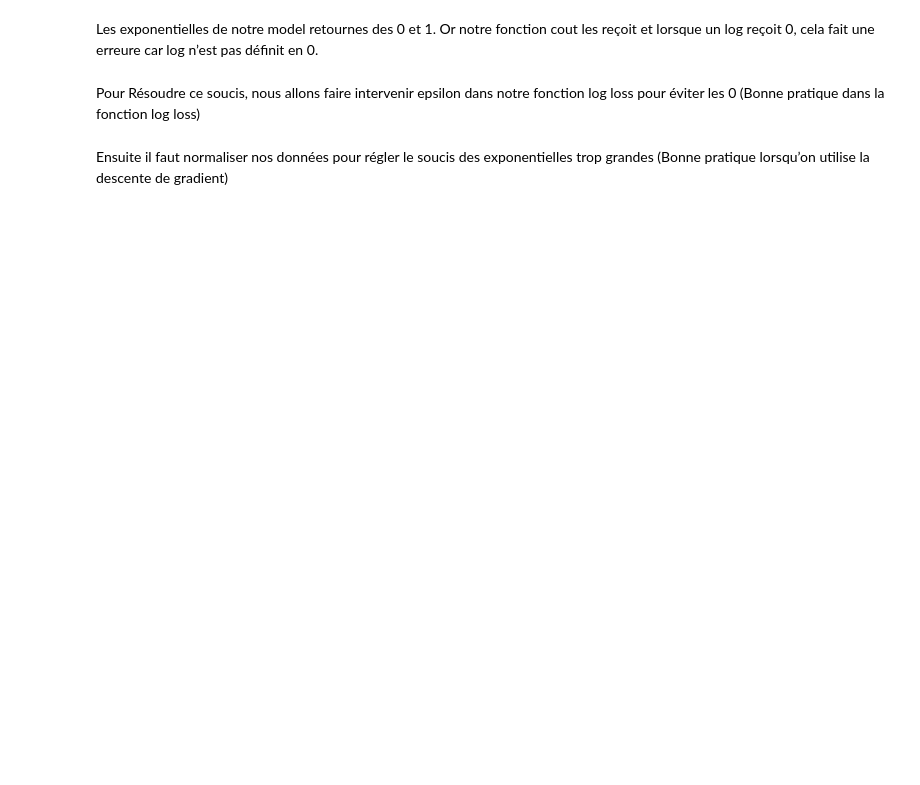
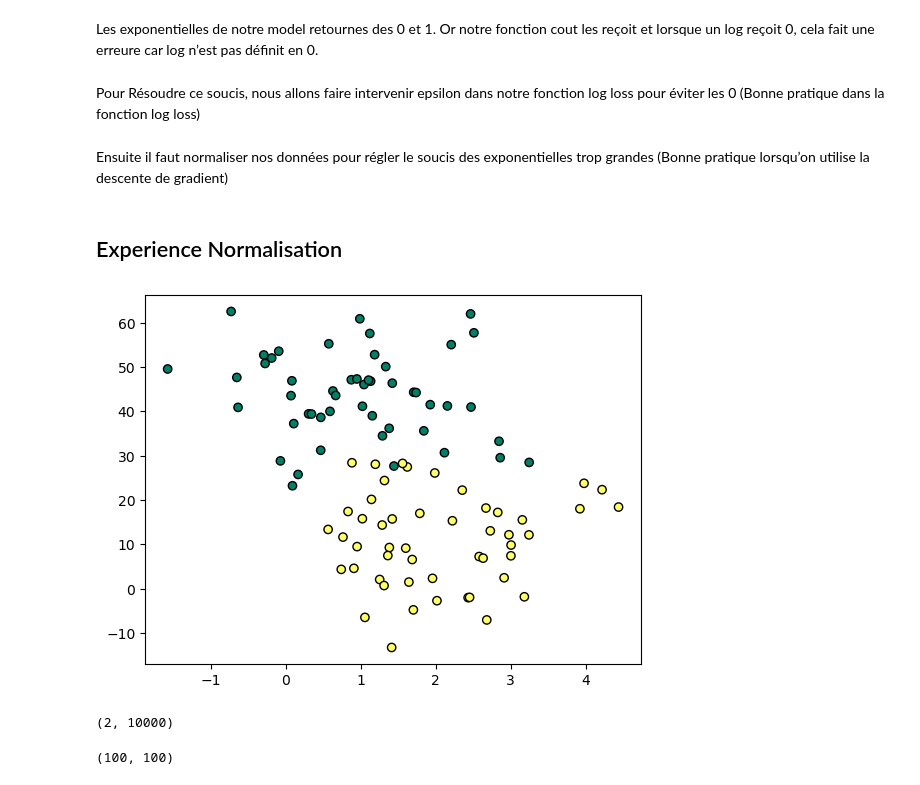
Before and after one commit to NovaStarmax/ml_training, a Jupyter notebook: deep_learning/cat_or_dog.ipynb, the cells around one changed output. Cells and saved outputs as stored; diff of their text form; code cells hidden in the pictures; blank space fills up the shorter version.

```diff
--- a/deep_learning/cat_or_dog.ipynb
+++ b/deep_learning/cat_or_dog.ipynb
@@ -142,3 +159,39 @@ Les exponentielles de notre model retournes des 0 et 1. Or notre fonction cout l
 Pour Résoudre ce soucis, nous allons faire intervenir epsilon dans notre fonction log loss pour éviter les 0 (Bonne pratique dans la fonction log loss)
 # %% [markdown]
 Ensuite il faut normaliser nos données pour régler le soucis des exponentielles trop grandes (Bonne pratique lorsqu’on utilise la descente de gradient)
+# %% [markdown]
+## Experience Normalisation
+# %%
+X, y = make_blobs(n_samples=100, centers=2, n_features=2,random_state=0)
+X[:, 1] = X[:, 1] * 10 # En augmente considérablement les valeurs X1 (deuxième features) cela va un avoir un effet beaucoup plus fort sur log loss
+
+y = y.reshape(y.shape[0], 1)
+
+plt.scatter(X[:, 0], X[:, 1], c=y, cmap="summer", edgecolors='k')
+
+plt.show()
+# %% [output]
+[figure, added]
+# %%
+lim = 10
+h = 100
+W1 = np.linspace(-lim, lim, h)
+W2 = np.linspace(-lim, lim, h)
+
+W11, W22 = np.meshgrid(W1, W2) # Matrice couvrant toutes les coordonnés de points
+
+W_final = np.c_[W11.ravel(), W22.ravel()].T # Ravel "compresse les valeurs" (passe d’une matrice 2D à 1D en concervant l’ordre des valeurs => [3, 2, 1], [3, 2, 1] => [3, 2, 1, 3, 2, 1])
+W_final.shape # On concaténe et transpose les valeurs compréssé pour avoir une matrice avec toutes les combinaisons de points pour faire des manipulations matricielles
+# %% [output]
+(2, 10000)
+# %%
+b = 0
+Z = X.dot(W_final) + b
+A = 1 / (1 + np.exp(-Z))
+A.shape
+
+epsilon = 1e-15
+L = 1 / len(y) * np.sum(-y * np.log(A + epsilon) - (1 - y) * np.log(1 - A + epsilon), axis=0).reshape(W11.shape) # Avec axis = 0 on indique à numpy de sommer les lignes, par défault, axis=None
+L.shape
+# %% [output]
+(100, 100)
```
Also changed, not shown: parts of 23 cells of this notebook, 3 other files.
